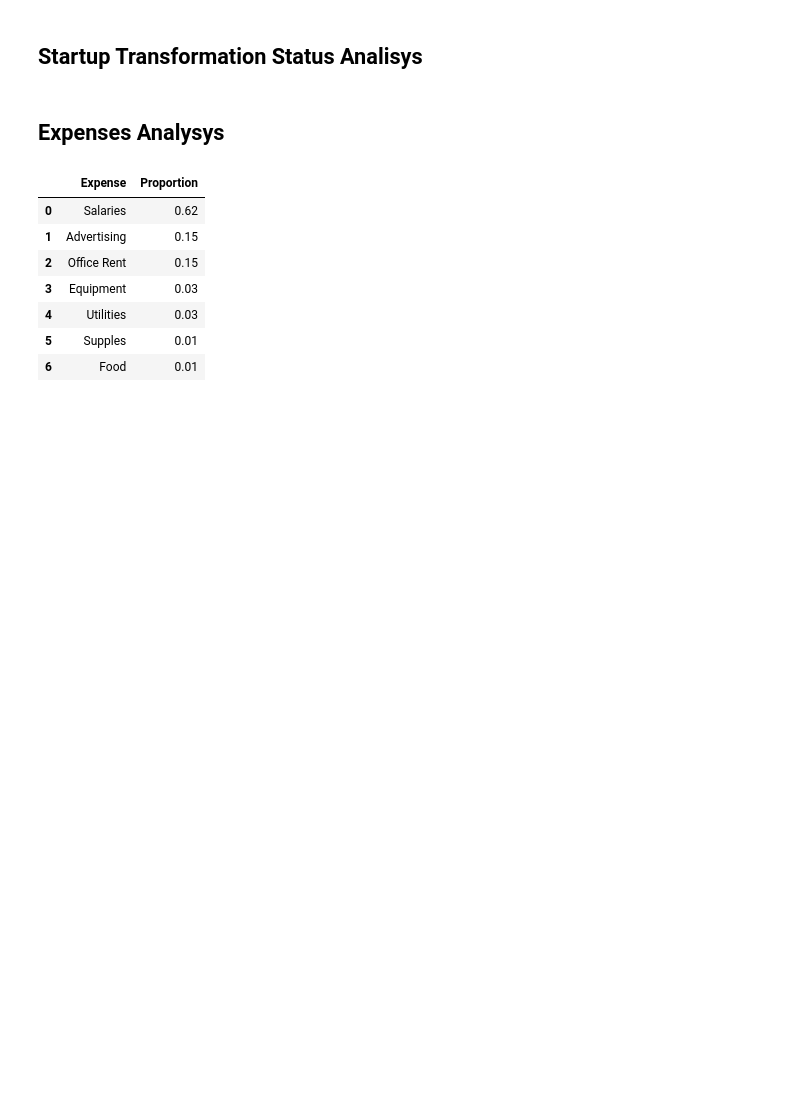
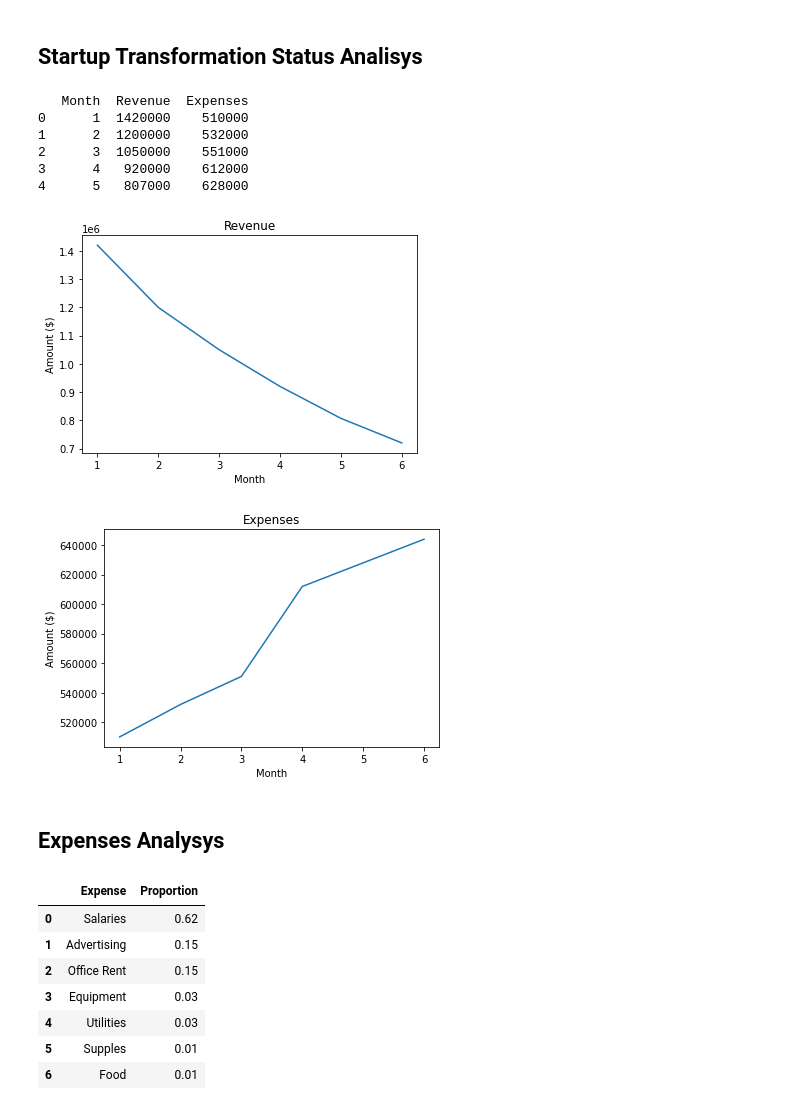
Before and after one commit to oracolo23/ORACOLO23-CODECADEMY-GIT, a Jupyter notebook: Projects/Startup Transformation /Startup Analisys.ipynb, the cells around one changed output. Drawn from its saved outputs; the diff is of its cells as text; code cells hidden in the pictures; blank space fills up the shorter version.

Commit message:
Uploading updated version of StartupAnalisys

```diff
--- a/Projects/Startup Transformation /Startup Analisys.ipynb
+++ b/Projects/Startup Transformation /Startup Analisys.ipynb
@@ -3,31 +3,40 @@
 # %%
 #Importing Libraries, loading data
 
 import pandas as pd
 import numpy as np
 from matplotlib import pyplot as plt
-financial_data = pd.read_csv('/Users/matteoamanti/Desktop/cartella senza nome/financial_data.csv')
+financial_data = pd.read_csv('/Users/matteoamanti/Desktop/Github/ORACOLO23-CODECADEMY-GIT/Projects/Startup Transformation /financial_data.csv')
 
 print(financial_data.head())
 
 month = financial_data.Month
 revenue = financial_data.Revenue
 expenses = financial_data.Expenses
 
 #Plotting revenues and expenses
 plt.plot(month, revenue)
 plt.xlabel('Month')
 plt.ylabel('Amount ($)')
 plt.title('Revenue')
 
 plt.show()
 
 plt.plot(month, expenses)
 plt.xlabel('Month')
 plt.ylabel('Amount ($)')
 plt.title('Expenses')
 
 plt.show()
+# %% [output]
+   Month  Revenue  Expenses
+0      1  1420000    510000
+1      2  1200000    532000
+2      3  1050000    551000
+3      4   920000    612000
+4      5   807000    628000
+[figure, added]
+[figure, added]
 # %% [markdown]
 ## Expenses Analysys
 # %%
```
Also changed, not shown: parts of 3 cells of this notebook.
